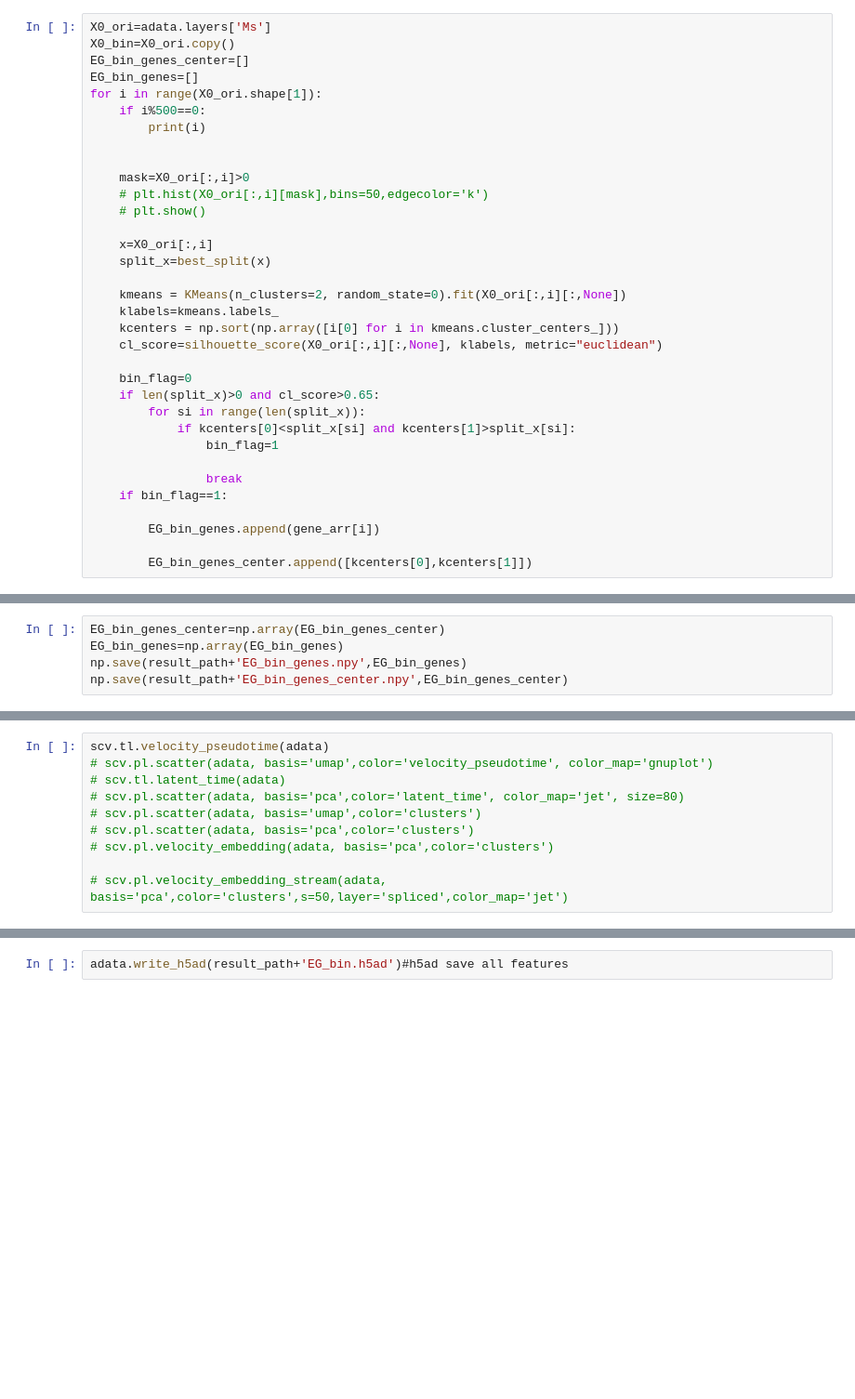
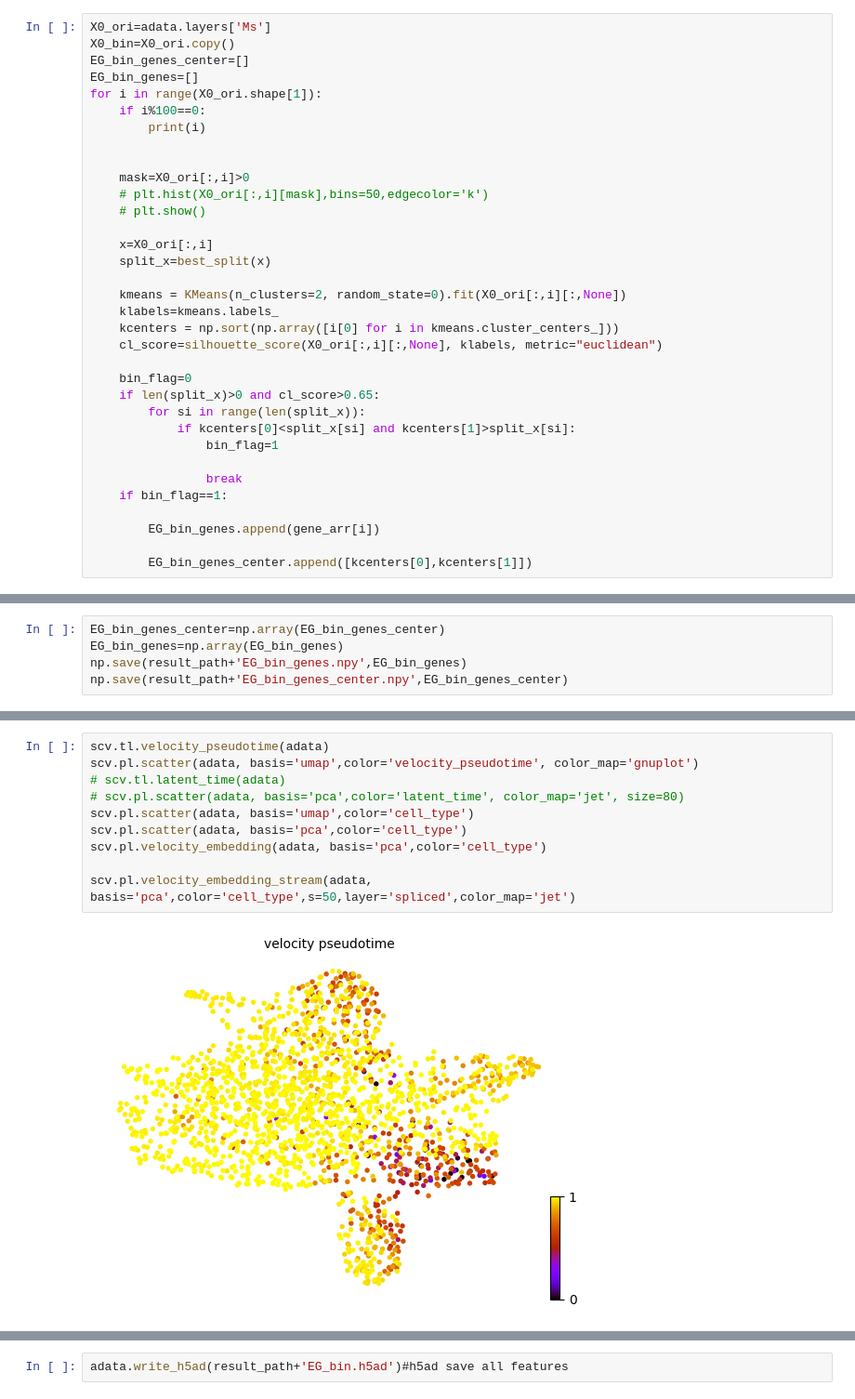
Before and after one commit to Sal7Duck/CPT_GRN_analysis, a Jupyter notebook: 1_gene_binarization.ipynb, the cells around one changed output, grey strips where cells are left out. Shown at 93% size. Saved outputs shown, nothing was run; the diff lists cells and outputs as text; blank space fills up the shorter version.

```diff
--- a/1_gene_binarization.ipynb
+++ b/1_gene_binarization.ipynb
@@ -184,7 +230,7 @@ X0_bin=X0_ori.copy()
 EG_bin_genes_center=[]
 EG_bin_genes=[]
 for i in range(X0_ori.shape[1]):
-    if i%500==0:
+    if i%100==0:
         print(i)
 
 
@@ -255,11 +311,13 @@ computing velocity graph (using 1/32 cores)
     'velocity_graph', sparse matrix with cosine correlations (adata.uns)
 # %%
 scv.tl.velocity_pseudotime(adata)
-# scv.pl.scatter(adata, basis='umap',color='velocity_pseudotime', color_map='gnuplot')
+scv.pl.scatter(adata, basis='umap',color='velocity_pseudotime', color_map='gnuplot')
 # scv.tl.latent_time(adata)
 # scv.pl.scatter(adata, basis='pca',color='latent_time', color_map='jet', size=80)
-# scv.pl.scatter(adata, basis='umap',color='clusters')
-# scv.pl.scatter(adata, basis='pca',color='clusters')
-# scv.pl.velocity_embedding(adata, basis='pca',color='clusters')
+scv.pl.scatter(adata, basis='umap',color='cell_type')
+scv.pl.scatter(adata, basis='pca',color='cell_type')
+scv.pl.velocity_embedding(adata, basis='pca',color='cell_type')
 
-# scv.pl.velocity_embedding_stream(adata, basis='pca',color='clusters',s=50,layer='spliced',color_map='jet')
+scv.pl.velocity_embedding_stream(adata, basis='pca',color='cell_type',s=50,layer='spliced',color_map='jet')
+# %% [output]
+[figure, added]
```
Also changed, not shown: parts of 15 cells of this notebook, 2 other files.
